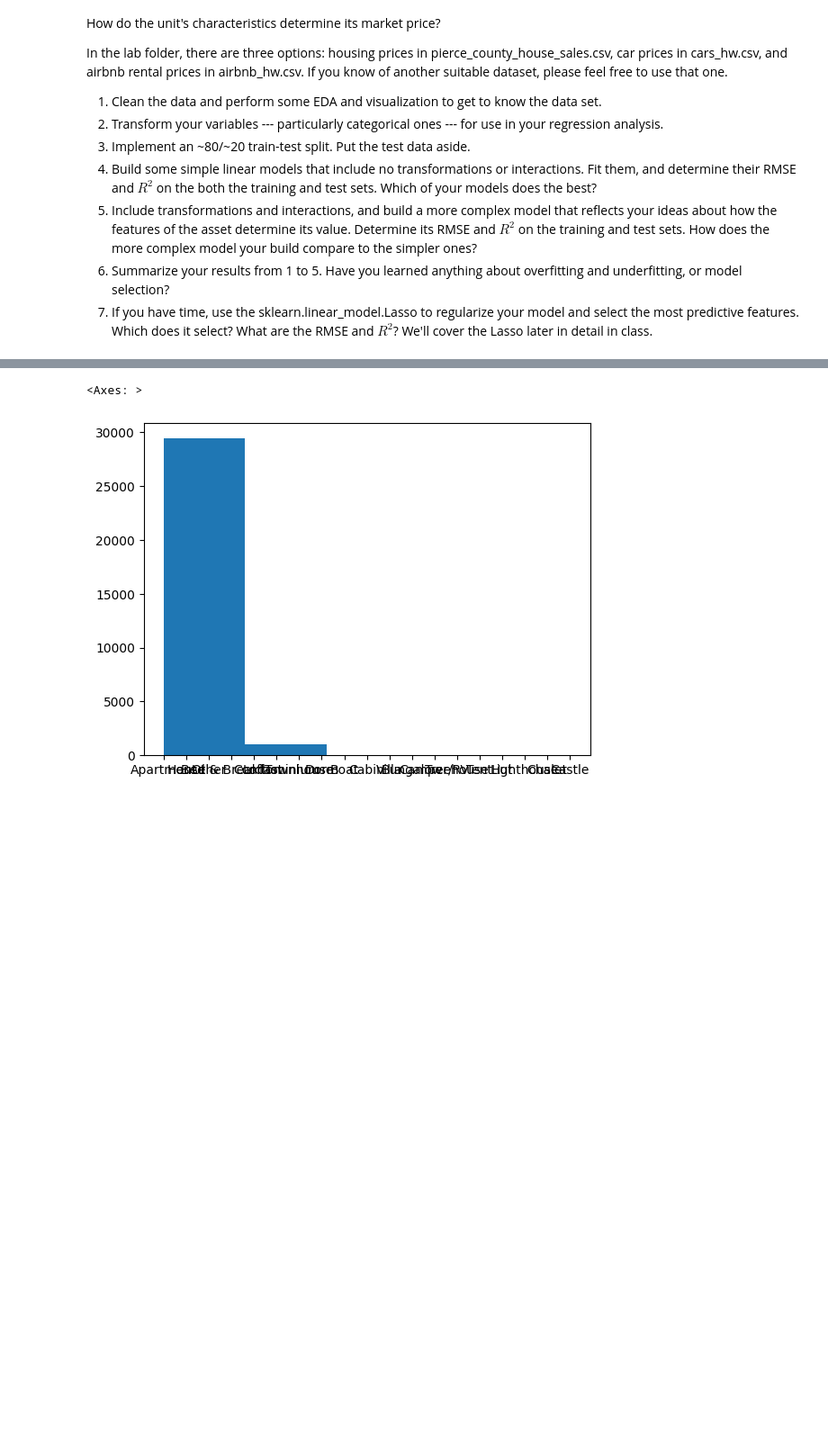
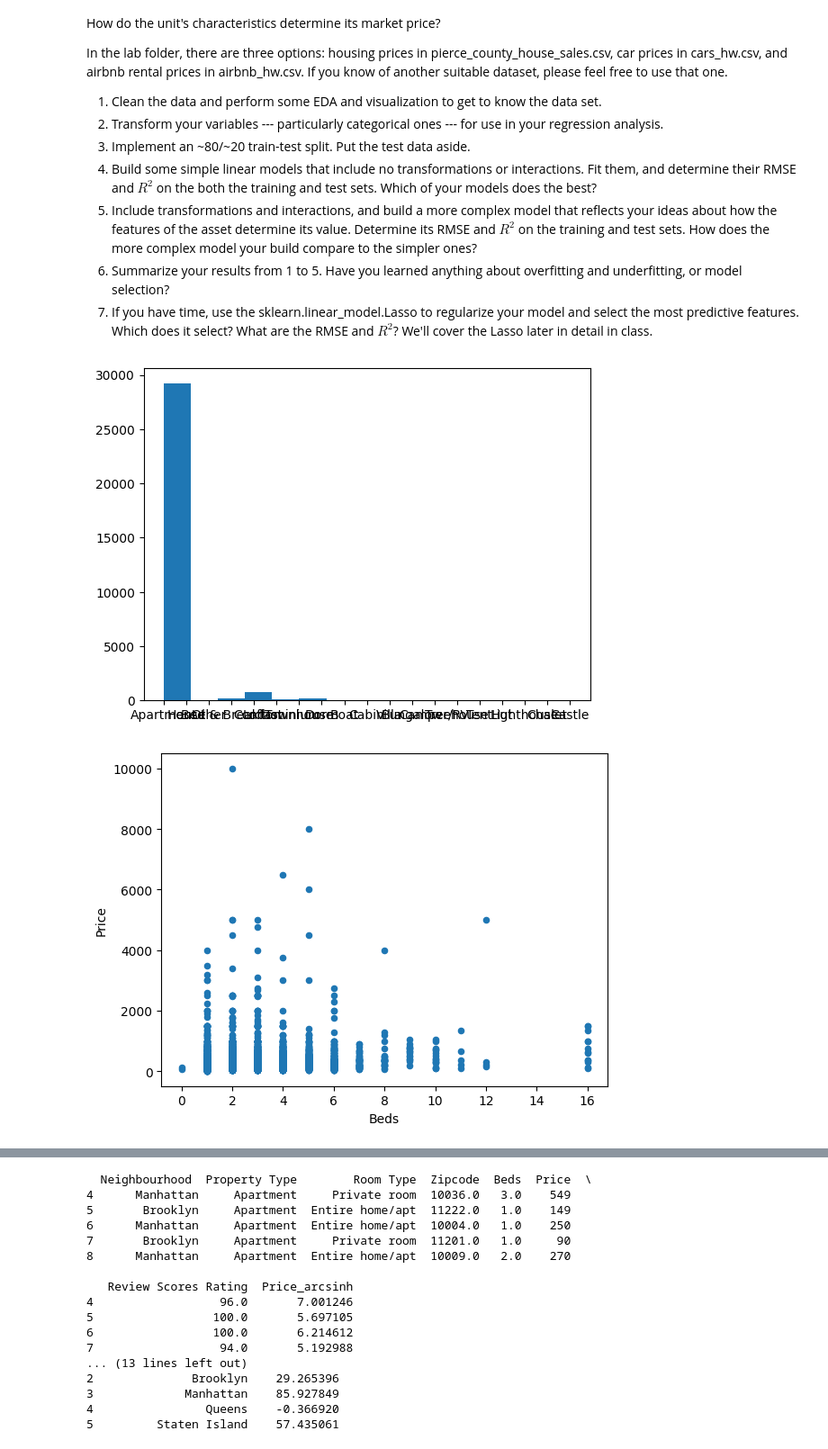
Before and after one commit to rtg7bs/labs, a Jupyter notebook: 04_hedonic_pricing/04_hedonic_pricing.ipynb, the cells around one changed output, grey strips where cells are left out. Shown at 90% size. Drawn from its saved outputs; the diff is of its cells as text; code cells hidden in the pictures; blank space fills up the shorter version.

```diff
--- a/04_hedonic_pricing/04_hedonic_pricing.ipynb
+++ b/04_hedonic_pricing/04_hedonic_pricing.ipynb
@@ -15,28 +15,83 @@ In the lab folder, there are three options: housing prices in pierce_county_hous
 # %%
 import numpy as np  # Import NumPy
 import pandas as pd  # Import Pandas
 import seaborn as sns # Import Seaborn
+import matplotlib.pyplot as plt
 
 df = pd.read_csv('/home/airbnb_hw (1).csv') # Load the pretrial data
 df.head()
 
 price = df['Price']
 # price.unique() # there are commas in the prices
 price = price.str.replace(',','') # replace commas w/ empty str
 price = pd.to_numeric(price,errors='coerce') # Typecast price to float/numeric
 # print( price.unique() , '\n')
 # print( 'Total missing: ', sum( price.isnull() ) )
 
 # assign price back to the dataframe to update w/ clean vals
 df['Price'] = price
 df.drop(columns=['Review Scores Rating (bin)'], inplace=True) # dropped bin review scores
 df.head()
 #reviews = df['Review Scores Rating']
 
 # drop host id, host since, name, number of records, number of reviews
 df.drop(columns=['Host Id', 'Host Since', 'Name', 'Number of Records', 'Number Of Reviews'], inplace=True)
 df.head(50)
 
+
 # EDA
-#df['Property Type'].hist(bins=5,grid=False)
+df['Property Type'].hist(bins=15,grid=False)
+df.plot.scatter(y='Price', x='Beds' )
+plt.show()
+df['Price_arcsinh'] = np.arcsinh(df['Price'])
+df.boxplot(column = 'Price_arcsinh')
+plt.show()
+
+df = df.dropna()
+print(df.head())
+
+# train test split
+from sklearn.model_selection import train_test_split
+y = df["Price"] # target var
+X = df.drop('Price',axis=1) # feature vars
+
+X_train, X_test, y_train, y_test = train_test_split(X,y, # Feature and target variables
+                                                    test_size=.2, # Split the sample 80 train/ 20 test
+                                                    random_state=100) # For replication purposes
+
+# simple linear models
+from sklearn import linear_model
+y = df['Price']
+X = pd.get_dummies(df['Neighbourhood '], dtype='int')
+reg = linear_model.LinearRegression(fit_intercept=False).fit(X,y) # Run regression
+
+results = pd.DataFrame({'var':reg.feature_names_in_, 'coef': reg.coef_}) # Regression coefficients
+print(results)
+print("-------")
+
+from sklearn import linear_model
+from sklearn.model_selection import train_test_split
+
+y = df['Price']
+X = df.loc[:,['Review Scores Rating', 'Neighbourhood '] ]
+X_train, X_test, y_train, y_test = train_test_split(X,y, # Feature and target variables
+                                                    test_size=.2, # Split the sample 80 train/ 20 test
+                                                    random_state=100) # For replication purposes
+
+Z_train = pd.concat([X_train['Review Scores Rating'],
+                     pd.get_dummies(X_train['Neighbourhood '], dtype='int')], axis = 1)
+Z_test = pd.concat([X_test['Review Scores Rating'],
+                    pd.get_dummies(X_test['Neighbourhood '], dtype='int')], axis = 1)
+
+reg = linear_model.LinearRegression(fit_intercept=False).fit(Z_train,y_train) # Run regression
+
+y_hat = reg.predict(Z_test)
+print('Rsq: ', reg.score(Z_test,y_test)) # R2
+rmse = np.sqrt( np.mean( (y_test - y_hat)**2 ))
+print('RMSE: ', rmse) # R2
+
+results = pd.DataFrame({'variable':reg.feature_names_in_, 'coefficient': reg.coef_}) # Regression coefficients
+print(results)
 # %% [output]
+[figure, new version]
+[figure, added]
@@ -43,2 +99,17 @@ df.head(50)
-<Axes: >
+  Neighbourhood  Property Type        Room Type  Zipcode  Beds  Price  \
+4      Manhattan     Apartment     Private room  10036.0   3.0    549
+5       Brooklyn     Apartment  Entire home/apt  11222.0   1.0    149
+6      Manhattan     Apartment  Entire home/apt  10004.0   1.0    250
+7       Brooklyn     Apartment     Private room  11201.0   1.0     90
+8      Manhattan     Apartment  Entire home/apt  10009.0   2.0    270
+
+   Review Scores Rating  Price_arcsinh
+4                  96.0       7.001246
+5                 100.0       5.697105
+6                 100.0       6.214612
+7                  94.0       5.192988
+... (13 lines left out)
+2              Brooklyn    29.265396
+3             Manhattan    85.927849
+4                Queens    -0.366920
+5         Staten Island    57.435061
-[figure, old version]
```
Also changed, not shown: parts of 1 cell of this notebook.
